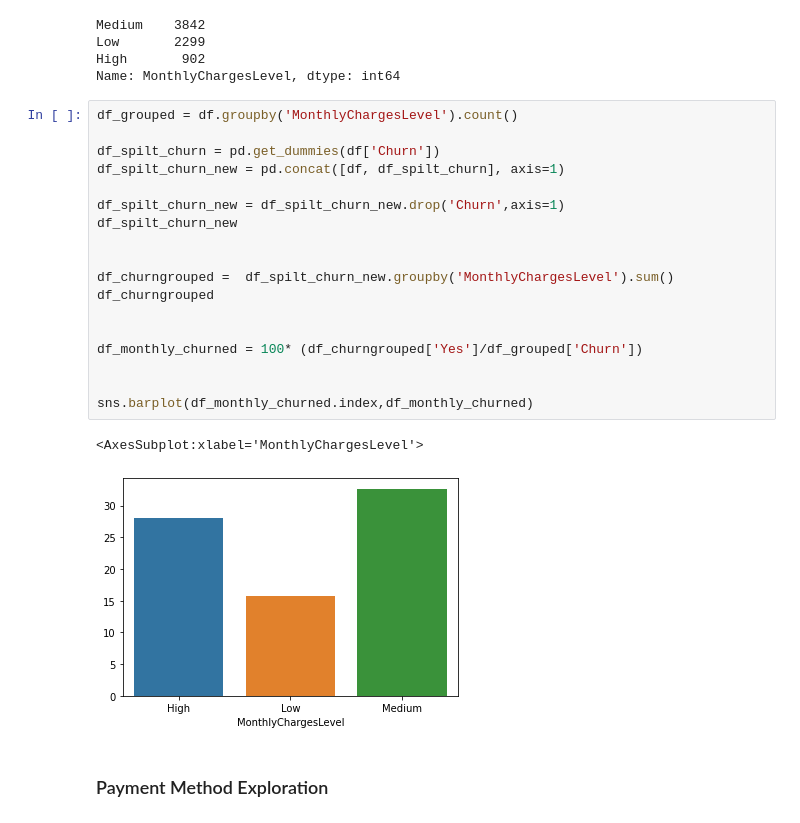
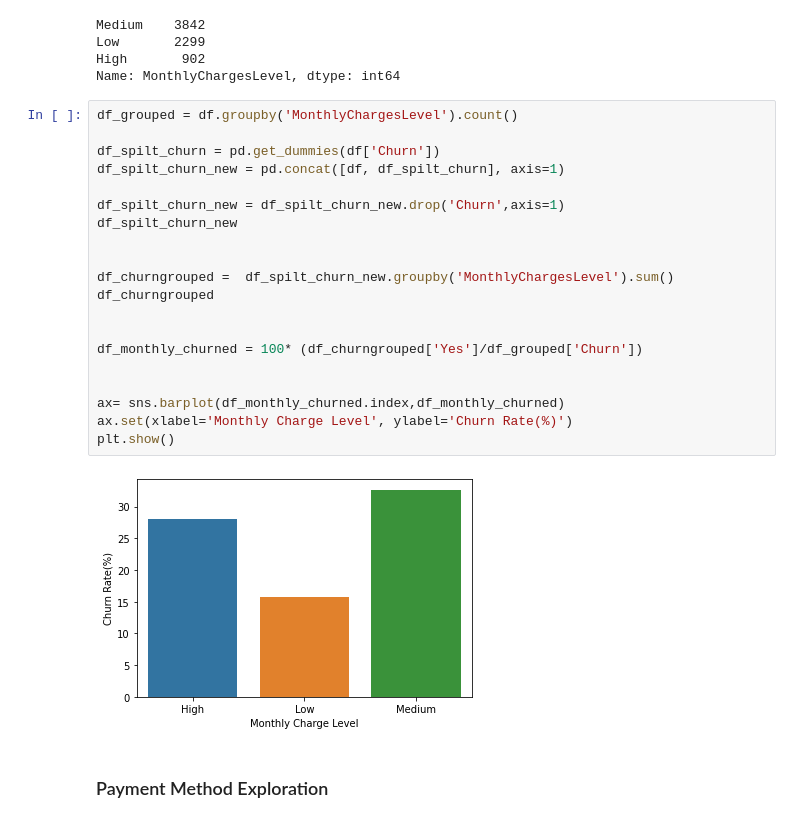
Before and after one commit to ruwzeta/1009-Final-assignment, a Jupyter notebook: Final Assignment.ipynb, the cells around one changed output. Cells and saved outputs as stored; diff of their text form.

```diff
--- a/Final Assignment.ipynb
+++ b/Final Assignment.ipynb
@@ -293,24 +295,25 @@ Name: MonthlyChargesLevel, dtype: int64
 # %%
 df_grouped = df.groupby('MonthlyChargesLevel').count()
 
 df_spilt_churn = pd.get_dummies(df['Churn'])
 df_spilt_churn_new = pd.concat([df, df_spilt_churn], axis=1)
 
 df_spilt_churn_new = df_spilt_churn_new.drop('Churn',axis=1)
 df_spilt_churn_new
 
 
 df_churngrouped =  df_spilt_churn_new.groupby('MonthlyChargesLevel').sum()
 df_churngrouped
 
 
 df_monthly_churned = 100* (df_churngrouped['Yes']/df_grouped['Churn'])
 
 
-sns.barplot(df_monthly_churned.index,df_monthly_churned)
+ax= sns.barplot(df_monthly_churned.index,df_monthly_churned)
+ax.set(xlabel='Monthly Charge Level', ylabel='Churn Rate(%)')
+plt.show()
 # %% [output]
-<AxesSubplot:xlabel='MonthlyChargesLevel'>
-[figure, old version]
+[figure, new version]
 # %% [markdown]
 ### Payment Method Exploration
 # %%
```
Also changed, not shown: parts of 4 cells of this notebook, 4 other files.
